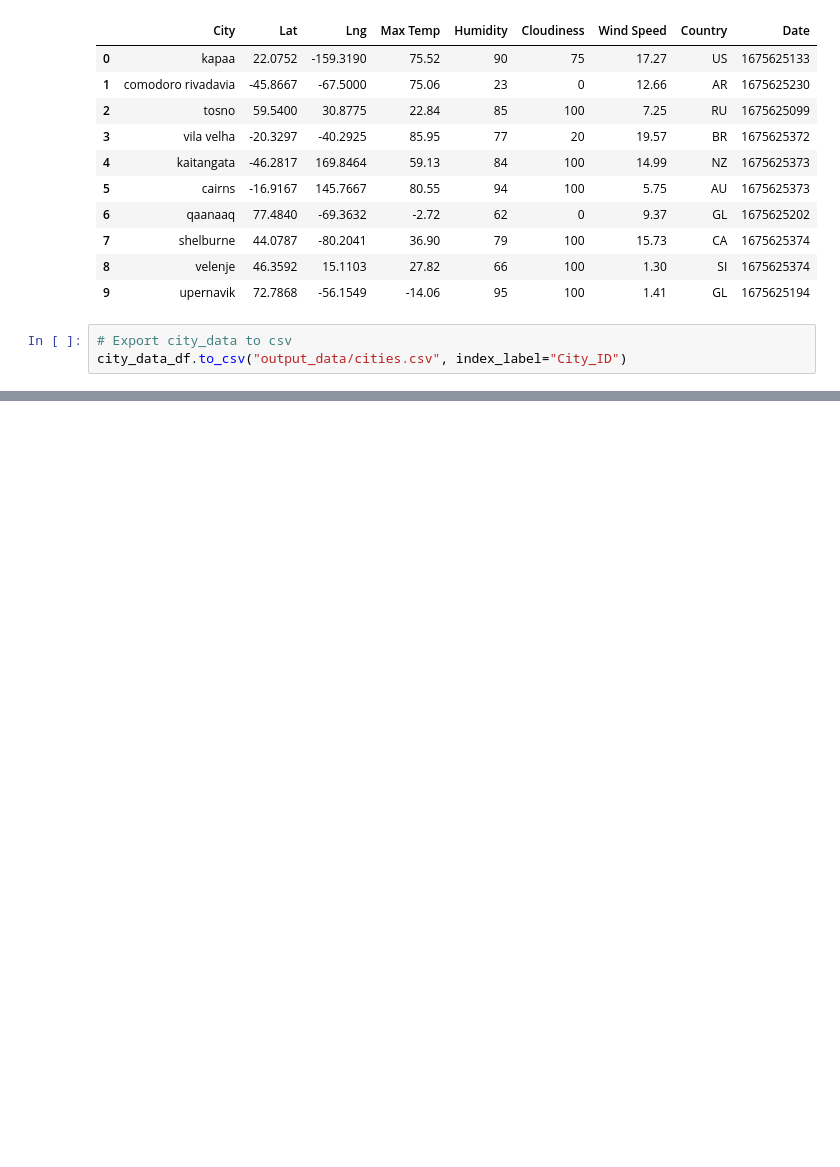
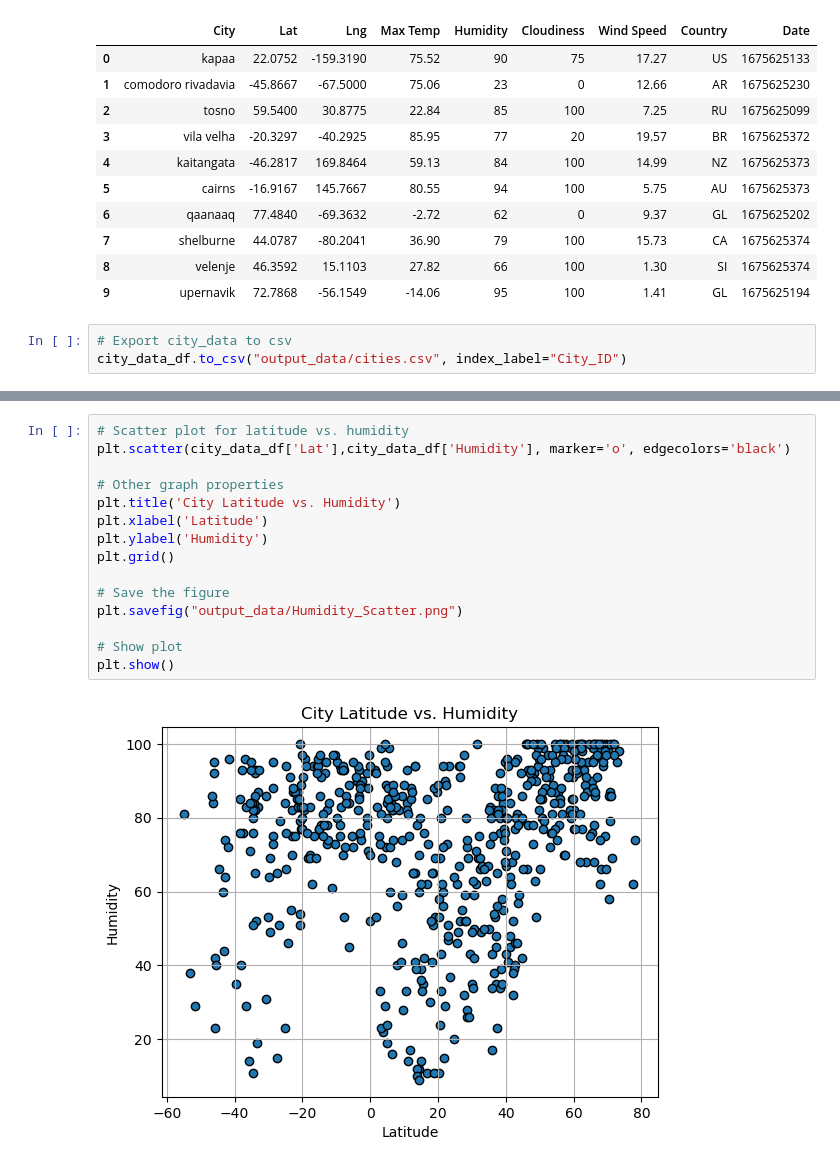
Before and after one commit to emilyneaville/python-api-challenge, a Jupyter notebook: WeatherPy/WeatherPy.ipynb, the cells around one changed output, grey strips where cells are left out. Cells and saved outputs as stored; diff of their text form; blank space fills up the shorter version.

```diff
--- a/WeatherPy/WeatherPy.ipynb
+++ b/WeatherPy/WeatherPy.ipynb
@@ -183,0 +205,17 @@ city_data_df.head()
+# %%
+# Scatter plot for latitude vs. humidity
+plt.scatter(city_data_df['Lat'],city_data_df['Humidity'], marker='o', edgecolors='black')
+
+# Other graph properties
+plt.title('City Latitude vs. Humidity')
+plt.xlabel('Latitude')
+plt.ylabel('Humidity')
+plt.grid()
+
+# Save the figure
+plt.savefig("output_data/Humidity_Scatter.png")
+
+# Show plot
+plt.show()
+# %% [output]
+[figure, added]
```
Also changed, not shown: parts of 19 cells of this notebook.
